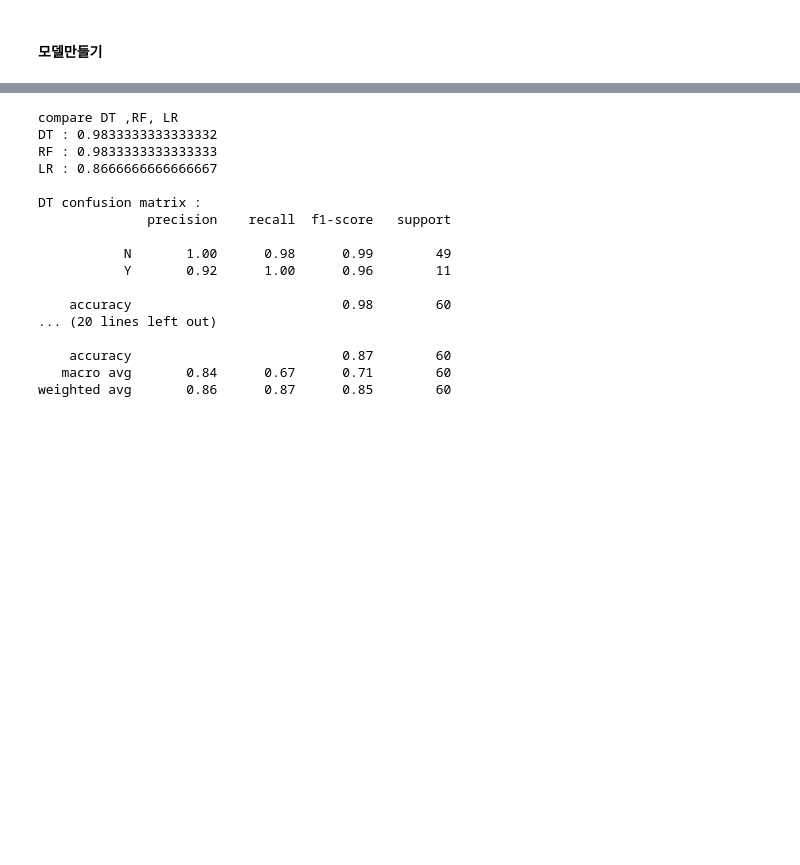
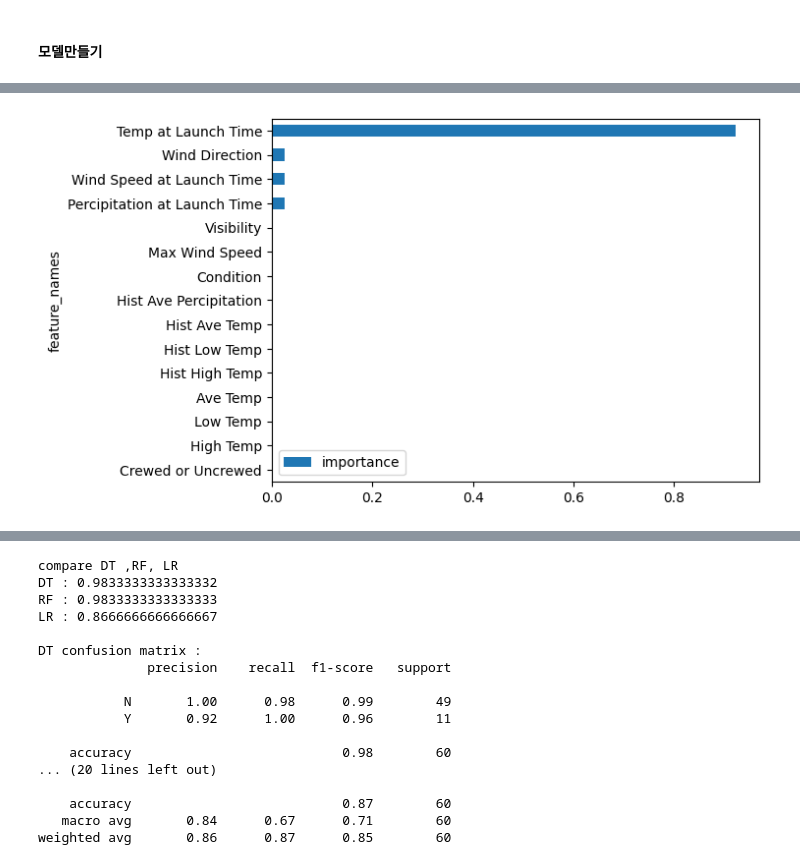
Before and after one commit to jiminxchris/pythonmlproject20260205, a Jupyter notebook: 04_RocketLaunch.ipynb, the cells around one changed output, grey strips where cells are left out. Cells and saved outputs as stored; diff of their text form; code cells hidden in the pictures; blank space fills up the shorter version.

```diff
--- a/04_RocketLaunch.ipynb
+++ b/04_RocketLaunch.ipynb
@@ -233,6 +233,8 @@ rocket['Launched?'] = rocket['Launched?'].map({'Y': 1, 'N': 0})
 #### 모델만들기
 # %%
 # TODO: 데이터 분리하기
+X_data = rocket.drop(columns=['Launched?'])
+y_data = rocket['Launched?']
 # %%
 # TODO: 모델 만들고 성능 평가하기
 from sklearn.tree import DecisionTreeClassifier
@@ -238,0 +242,3 @@ from sklearn.tree import DecisionTreeClassifier
+# %%
+X_train, X_test, y_train, y_test =  train_test_split(X_data, y_data, test_size=0.2, random_state=10, stratify=y_data)
+print(X_train.shape, X_test.shape, y_train.shape, y_test.shape)
@@ -238,0 +247,3 @@ from sklearn.tree import DecisionTreeClassifier
+# %%
+dt = DecisionTreeClassifier(random_state=11)
+dt.fit(X_train, y_train)
@@ -238,0 +273,10 @@ from sklearn.tree import DecisionTreeClassifier
+# %%
+# plt.figure(figsize=(4,3))
+# sns.barplot(y=dt.feature_names_in_,x = dt.feature_importances_)
+df_result = pd.DataFrame()
+df_result['feature_names'] = dt.feature_names_in_
+df_result['importance'] = dt.feature_importances_
+df_result.sort_values('importance').plot(kind='barh', x='feature_names')
+plt.show()
+# %% [output]
+[figure, added]
```
Also changed, not shown: parts of 8 cells of this notebook.
